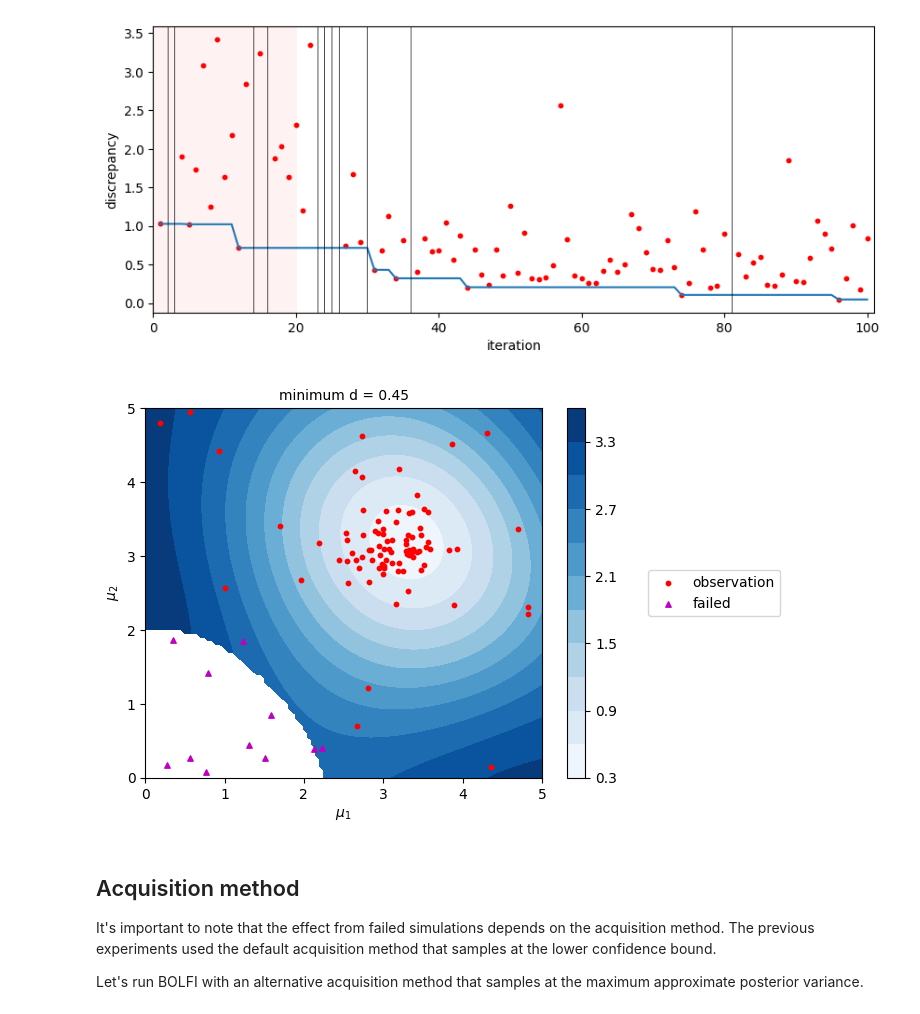
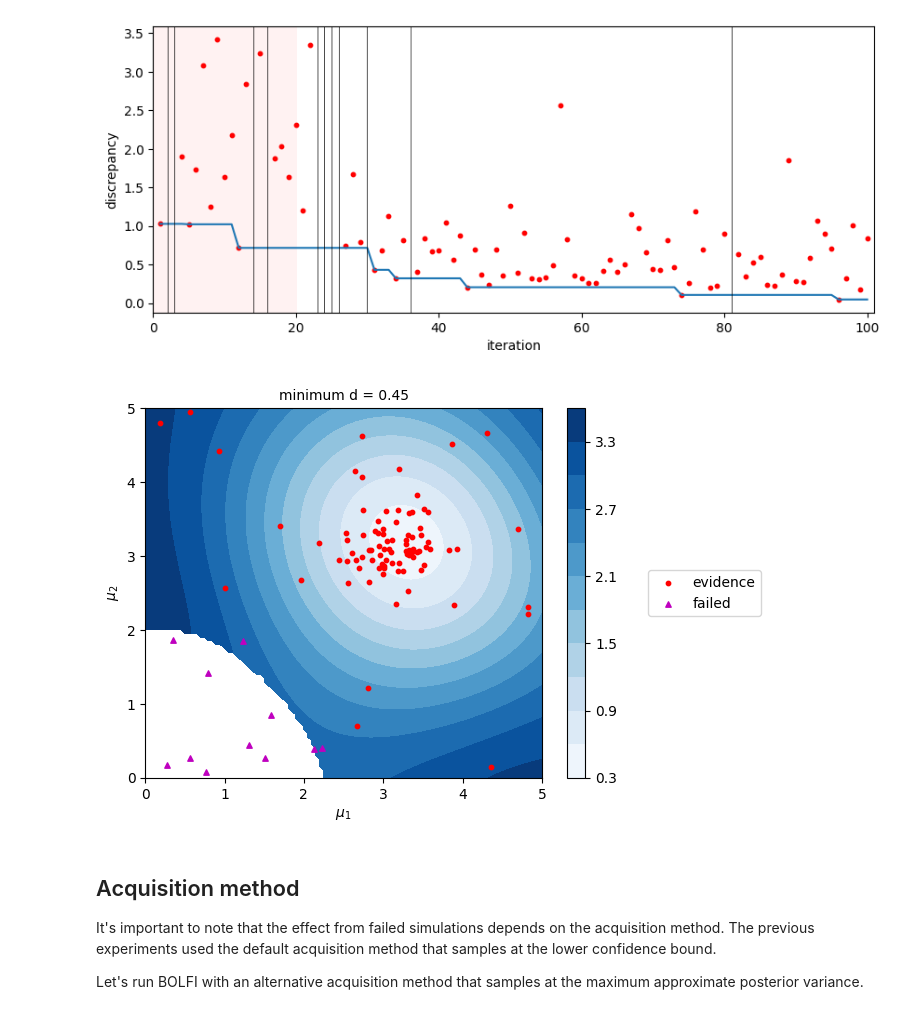
Before and after one commit to uremes/elfi-notebooks, a Jupyter notebook: failure_robust_BOLFI.ipynb, the cells around one changed output. Drawn from its saved outputs; the diff is of its cells as text; code cells hidden in the pictures.

```diff
--- a/failure_robust_BOLFI.ipynb
+++ b/failure_robust_BOLFI.ipynb
@@ -335,18 +335,18 @@ for n in range(plot_model.n_evidence_all):
 # %%
 plot_model = bolfi_2.target_model
 yp = plot_model.predict(xp)[0]
 cset = plt.contourf(xp_1, xp_2, yp.reshape(resolution, resolution), levels=10, cmap='Blues')
-plt.scatter(plot_model.X[:, 0], plot_model.X[:, 1], s=10, zorder=10, facecolors='r', label='observation')
+plt.scatter(plot_model.X[:, 0], plot_model.X[:, 1], s=10, zorder=10, facecolors='r', label='evidence')
 plt.xlim(xlim[0])
 plt.ylim(xlim[1])
 plt.xlabel(r'$\mu_1$')
 plt.ylabel(r'$\mu_2$')
 plt.colorbar(cset);
 plt.scatter(plot_model.failed[:, 0], plot_model.failed[:, 1], s=15, zorder=10, marker='^', facecolors='m', label='failed')
 plt.legend(loc='center left', bbox_to_anchor=(1.25, 0.5));
 plt.title('minimum d = {:.2f}'.format(post.threshold), fontsize=10);
 # %% [output]
-[figure, old version]
+[figure, new version]
 # %% [markdown]
 ## Acquisition method
 
```
Also changed, not shown: parts of 17 cells of this notebook.
